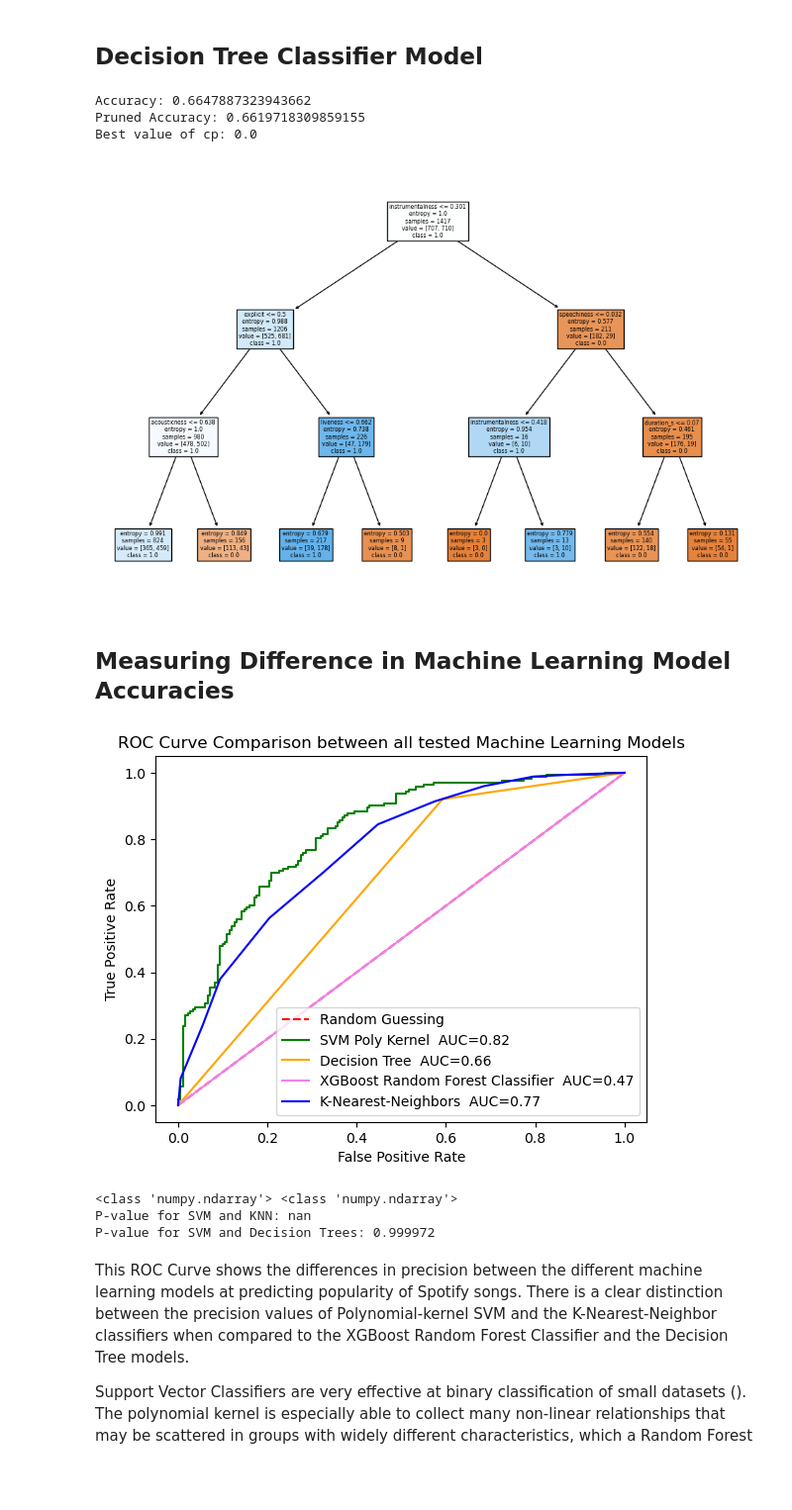
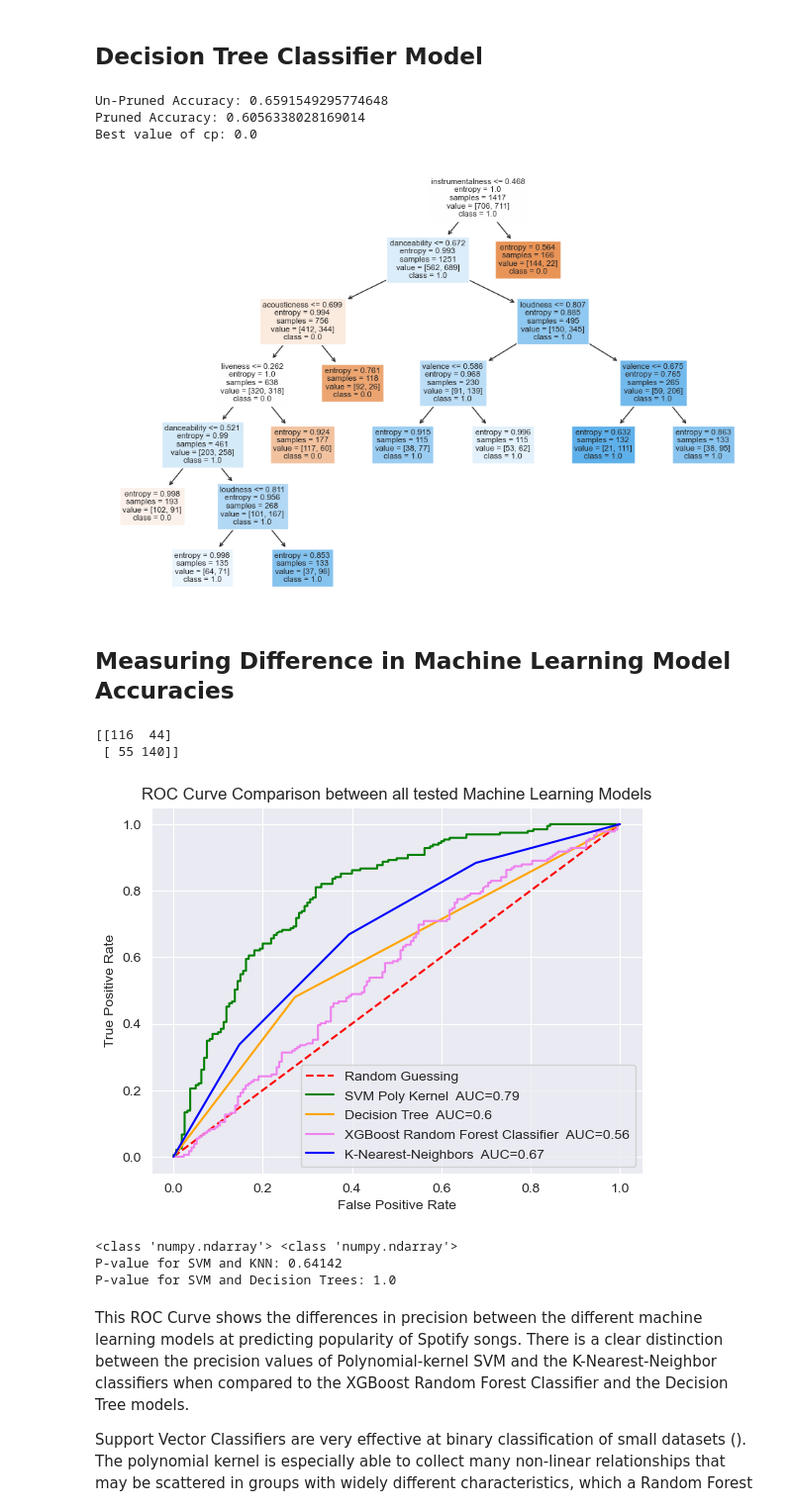
Before and after one commit to SamC0124/SClear_DDahal_MYinkaOke_Spotify_Project, a Jupyter notebook: cs3870_final_project.ipynb, the cells around one changed output. Shown at 99% size. Cells and saved outputs as stored; diff of their text form; code cells hidden in the pictures; blank space fills up the shorter version.

```diff
--- a/cs3870_final_project.ipynb
+++ b/cs3870_final_project.ipynb
@@ -809,7 +749,7 @@ max_accuracy_rows = long_knn_results.loc[long_knn_results.groupby('rescale_metho
 print(max_accuracy_rows)
 
 # Ensure 'popularity' is included in pop_norm
-pop_norm['popularity'] = cleared_data['popularity']
+pop_norm['popularity'] = selected_data['popularity']
 
 # Splitting data into features (X) and target (y) from undersampled data
 X = pop_norm.drop(columns=['popularity'])
@@ -819,7 +759,7 @@ y = pop_norm['popularity']
 X_train, X_test, y_train, y_test = train_test_split(X, y, test_size=0.2)
 
 # Initializing KNN classifier
-knn_classifier = KNeighborsClassifier(n_neighbors=10)
+knn_classifier = KNeighborsClassifier(n_neighbors=3)
 
 # Fitting the classifier on the training data
 knn_classifier.fit(X_train, y_train)
@@ -871,15 +811,14 @@ X_encoded = pd.get_dummies(X)
 X_train, X_test, y_train, y_test = train_test_split(X_encoded, Y, test_size=0.2)
 
 # Initialize the classifier
-clf = tree.DecisionTreeClassifier(criterion='entropy', splitter='best', min_samples_split=2, min_samples_leaf=1,
-                                  ccp_alpha=0.0, random_state=3870)
+clf = tree.DecisionTreeClassifier(criterion='entropy', splitter='best', max_features=10, max_leaf_nodes=100, min_impurity_decrease=0.00, min_weight_fraction_leaf=0.08)
 
 # Fit the classifier to the training data
 clf.fit(X_train, y_train)
 
 # Evaluate the classifier on the testing data
 accuracy = clf.score(X_test, y_test)
-print("Accuracy:", accuracy)
+print("Un-Pruned Accuracy:", accuracy)
 
 # Calculate the cost complexity pruning path
 ccp_path = clf.cost_complexity_pruning_path(X_train, y_train)
@@ -889,9 +828,8 @@ best_cp_index = np.argmin(ccp_path['ccp_alphas'])
 best_cp = ccp_path['ccp_alphas'][best_cp_index]
 
 # Use the best value of cp to prune the full tree
-pruned_clf = tree.DecisionTreeClassifier(criterion='entropy', splitter='best', min_samples_split=2,
-                                         min_samples_leaf=1,
-                                         ccp_alpha=best_cp, random_state=3870, max_depth=3)
+pruned_clf = tree.DecisionTreeClassifier(criterion='entropy', splitter='best', min_samples_split=2, min_weight_fraction_leaf=0.08,
+                                         min_samples_leaf=1, ccp_alpha=best_cp, max_depth=3)
 pruned_clf.fit(X_train, y_train)
 
 # Evaluate the pruned classifier on the testing data
@@ -903,7 +841,7 @@ print("Best value of cp:", best_cp)
 
 # Plot the tree
 plt.figure(figsize=(12, 8))
-tree.plot_tree(pruned_clf, filled=True, feature_names=X_train.columns,
+tree.plot_tree(clf, filled=True, feature_names=X_train.columns,
                class_names=pruned_clf.classes_.astype(str))
 plt.show()
 
@@ -912,10 +850,10 @@ y_pred_decision_tree = pruned_clf.predict(X_test)
 
 tpr_decision_tree, fpr_decision_tree, _ = roc_curve(y_test, y_pred_decision_tree)
 # %% [output]
-Accuracy: 0.6647887323943662
-Pruned Accuracy: 0.6619718309859155
+Un-Pruned Accuracy: 0.6591549295774648
+Pruned Accuracy: 0.6056338028169014
 Best value of cp: 0.0
-[figure, old version]
+[figure, new version]
 # %% [markdown]
 ## Measuring Difference in Machine Learning Model Accuracies
 # %%
@@ -945,50 +883,74 @@ X_train_scaled = scaler.transform(X_train)
 X_test_scaled = scaler.transform(X_test)
 
 # Finding probabilities of SVM classifier
-svm_classifier_best = SVC(kernel='rbf', degree=3, C=1, probability=True)
+svm_classifier_best = SVC(kernel='poly', degree=6, C=1, probability=True)
 svm_classifier_best.fit(X_train, y_train)
-y_pred_best = svm_classifier_best.predict(X_test)
+y_pred_svm = svm_classifier_best.predict(X_test)
 svm_pred = svm_classifier_best.decision_function(X_test)
 tpr_svm, fpr_svm, _ = roc_curve(y_test, svm_pred)
+conf_matrix = confusion_matrix(y_test, y_pred_svm)
+print(conf_matrix)
 
 # Note: The accuracy difference between RBF-kernel and Polynomial-kernel for SVM is not statistically significant,
 # therefore we are only analyzing the accuracy of the Polynomial kernel SVC for our model.
 
 # Find Area Under the Curve values for each of the classifiers
 auc_svm = auc(tpr_svm, fpr_svm)
 auc_decision_tree = auc(tpr_decision_tree, fpr_decision_tree)
 auc_rfc = auc(tpr_xgb, fpr_xgb)
 auc_knn = auc(tpr_knn, fpr_knn)
 
 # Plotting Layered ROC curves for each of the machine learning models, with Area Under the Curve Metric for each
 plt.plot([0, 1], [0, 1], '--', color='red', label='Random Guessing')
 plt.plot(tpr_svm, fpr_svm, color='green', label=f'SVM Poly Kernel  AUC={round(auc_svm, 2)}')
 plt.plot(tpr_decision_tree, fpr_decision_tree, color='orange', label=f'Decision Tree  AUC={round(auc_decision_tree, 2)}')
-plt.plot(tpr_xgb, tpr_xgb, color='violet', label=f'XGBoost Random Forest Classifier  AUC={round(auc_rfc, 2)}')
+plt.plot(tpr_xgb, fpr_xgb, color='violet', label=f'XGBoost Random Forest Classifier  AUC={round(auc_rfc, 2)}')
 plt.plot(tpr_knn, fpr_knn, color='blue', label=f'K-Nearest-Neighbors  AUC={round(auc_knn, 2)}')
 plt.title("ROC Curve Comparison between all tested Machine Learning Models")
 plt.xlabel("False Positive Rate")
 plt.ylabel("True Positive Rate")
 plt.legend()
 plt.show()
 
 # It appears that the KNN and Polynomial-kernel SVM models are close to being the most accurate. Is there
 # statistical significance in the accuracy values of each of these models?
 # Hypothesis Test
 y_pred_knn_int = [int(x) for x in y_pred_knn]
-y_pred_svm_int = [int(x) for x in y_pred_best]
+y_pred_svm_int = [int(x) for x in y_pred_svm]
+y_pred_dt_int = [int(x) for x in y_pred_decision_tree]
 y_test_int = [int(x) for x in y_test]
 y_correct_knn = []
 y_correct_svm = []
-print(type(y_pred_knn), type(y_pred_best))
-p_val_predict_1 = ranksums(np.array(y_correct_svm), np.array(y_correct_knn), alternative="greater")
-p_val_predict_2 = ranksums(y_pred_best, y_pred_decision_tree, alternative="greater")
+y_correct_dt = []
+for y1 in y_test_int:
+    for y2 in y_pred_svm_int:
+        if y1 == y2:
+            y_correct_svm.append(1)
+        else:
+            y_correct_svm.append(0)
+for y1 in y_test_int:
+    for y2 in y_pred_knn_int:
+        if y1 == y2:
+            y_correct_knn.append(1)
+        else:
+            y_correct_knn.append(0)
+for y1 in y_test_int:
+    for y2 in y_pred_dt_int:
+        if y1 == y2:
+            y_correct_dt.append(1)
+        else:
+            y_correct_dt.append(0)
+print(type(np.array(y_correct_knn)), type(np.array(y_correct_svm)))
+p_val_predict_1 = ranksums(y_correct_svm, y_correct_knn, alternative="greater")
+p_val_predict_2 = ranksums(y_correct_svm, y_correct_dt, alternative="less")
 
-print(f"P-value for SVM and KNN: {round(p_val_predict_1.pvalue, 6)}")
-print(f"P-value for SVM and Decision Trees: {round(p_val_predict_2.pvalue, 6)}\n")
+print(f"P-value for SVM and KNN: {round(p_val_predict_1.pvalue, 5)}")
+print(f"P-value for SVM and Decision Trees: {round(p_val_predict_2.pvalue, 5)}\n")
 # %% [output]
+[[116  44]
+ [ 55 140]]
-[figure, old version]
+[figure, new version]
-<class 'numpy.ndarray'> <class 'numpy.ndarray'>
-P-value for SVM and KNN: nan
-P-value for SVM and Decision Trees: 0.999972
+<class 'numpy.ndarray'> <class 'numpy.ndarray'>
+P-value for SVM and KNN: 0.64142
+P-value for SVM and Decision Trees: 1.0
 # %% [markdown]
```
Also changed, not shown: parts of 11 cells of this notebook, 7 other files.
